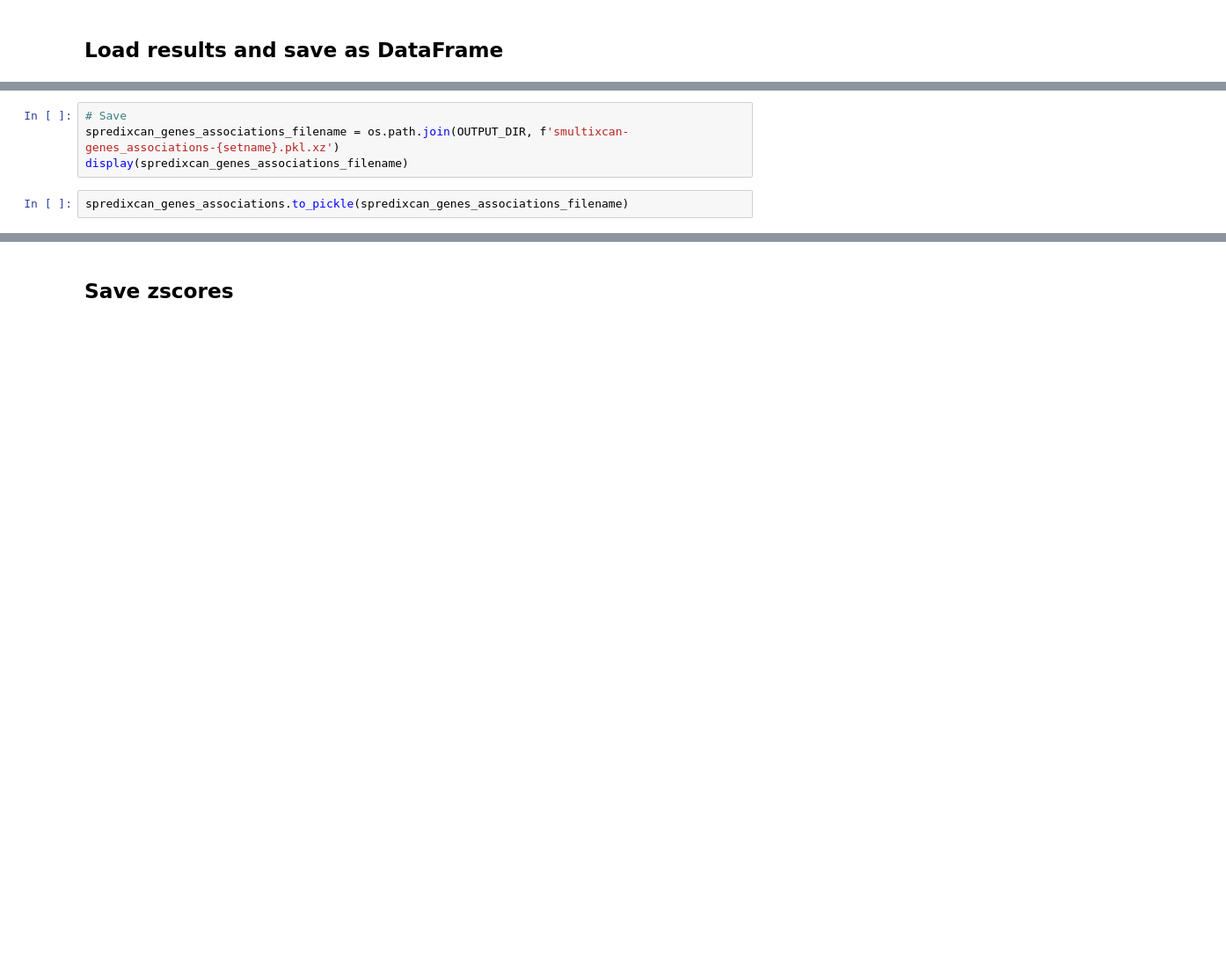
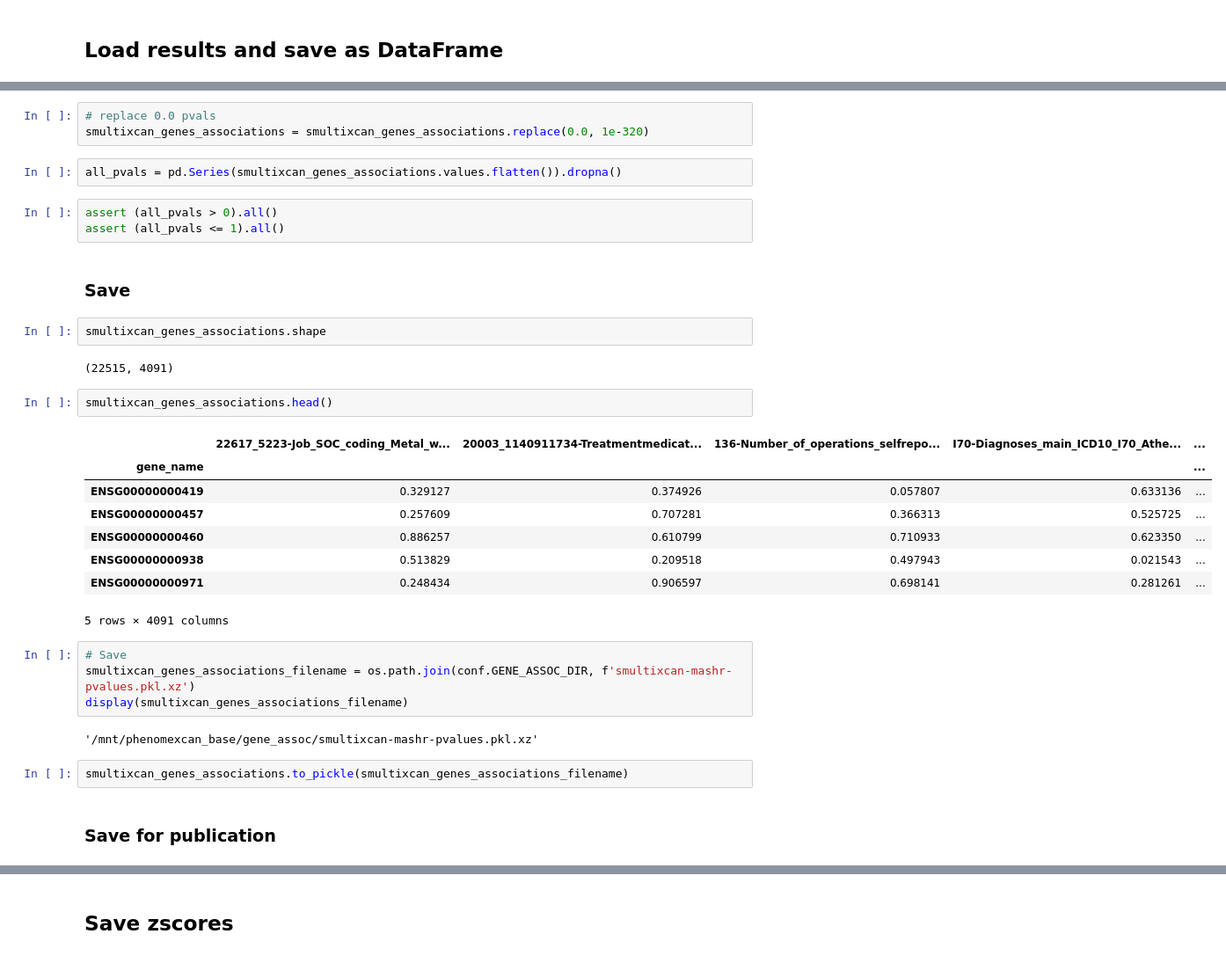
Before and after one commit to hakyimlab/phenomexcan, a Jupyter notebook: scripts/100_postprocessing/05_smultixcan.ipynb, the cells around one changed output, grey strips where cells are left out. Shown: that part at 88% size. Saved outputs shown, nothing was run; the diff lists cells and outputs as text; blank space fills up the shorter version.

```diff
--- a/scripts/100_postprocessing/05_smultixcan.ipynb
+++ b/scripts/100_postprocessing/05_smultixcan.ipynb
@@ -135,6 +196,35 @@ assert spredixcan_genes_associations.loc['ENSG00000174226', 'N18-Diagnoses_main_
+# %%
+# replace 0.0 pvals
+smultixcan_genes_associations = smultixcan_genes_associations.replace(0.0, 1e-320)
+# %%
+all_pvals = pd.Series(smultixcan_genes_associations.values.flatten()).dropna()
+# %%
+assert (all_pvals > 0).all()
+assert (all_pvals <= 1).all()
+# %% [markdown]
+### Save
+# %%
+smultixcan_genes_associations.shape
+# %% [output]
+(22515, 4091)
+# %%
+smultixcan_genes_associations.head()
+# %% [output]
+|  | 22617_5223-Job_SOC_coding_Metal_w... | 20003_1140911734-Treatmentmedicat... | 136-Number_of_operations_selfrepo... | I70-Diagnoses_main_ICD10_I70_Athe... | ... |
+| gene_name |  |  |  |  | ... |
+| ENSG00000000419 | 0.329127 | 0.374926 | 0.057807 | 0.633136 | ... |
+| ENSG00000000457 | 0.257609 | 0.707281 | 0.366313 | 0.525725 | ... |
+| ENSG00000000460 | 0.886257 | 0.610799 | 0.710933 | 0.623350 | ... |
+| ENSG00000000938 | 0.513829 | 0.209518 | 0.497943 | 0.021543 | ... |
+| ENSG00000000971 | 0.248434 | 0.906597 | 0.698141 | 0.281261 | ... |
+5 rows × 4091 columns
 # %%
 # Save
-spredixcan_genes_associations_filename = os.path.join(OUTPUT_DIR, f'smultixcan-genes_associations-{setname}.pkl.xz')
-display(spredixcan_genes_associations_filename)
+smultixcan_genes_associations_filename = os.path.join(conf.GENE_ASSOC_DIR, f'smultixcan-mashr-pvalues.pkl.xz')
+display(smultixcan_genes_associations_filename)
+# %% [output]
+'/mnt/phenomexcan_base/gene_assoc/smultixcan-mashr-pvalues.pkl.xz'
-# %%
-spredixcan_genes_associations.to_pickle(spredixcan_genes_associations_filename)
+# %%
+smultixcan_genes_associations.to_pickle(smultixcan_genes_associations_filename)
+# %% [markdown]
+### Save for publication
```
Also changed, not shown: parts of 66 cells of this notebook, 1 other file.
